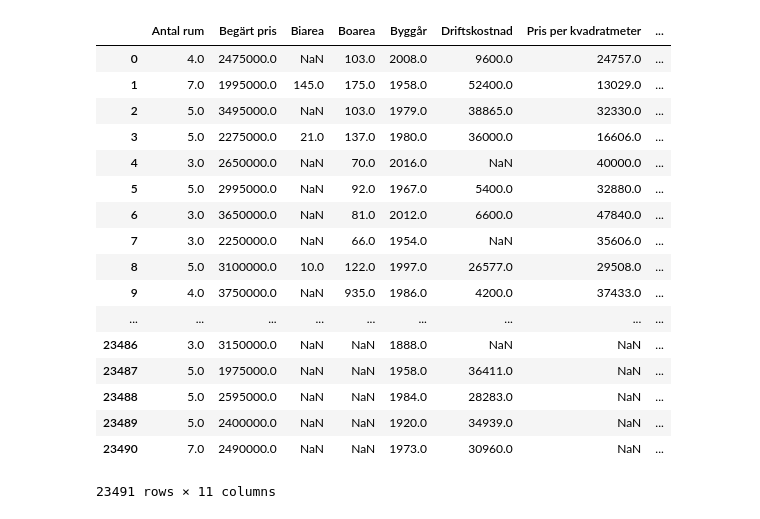
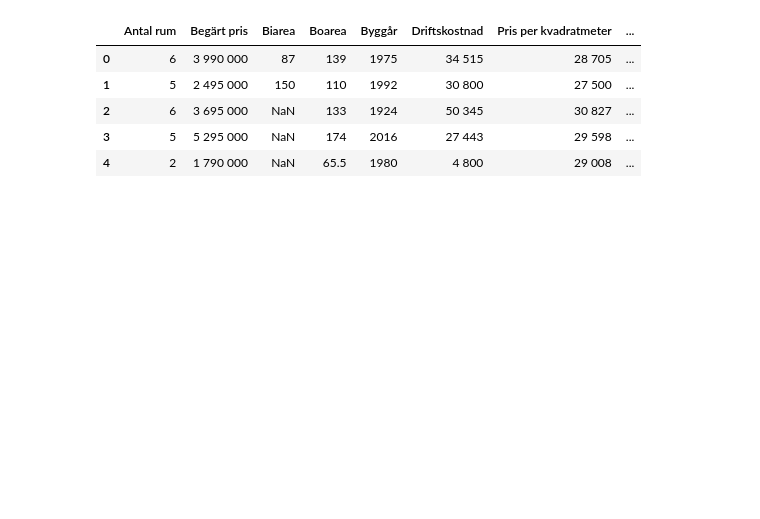
Before and after one commit to martinlarsalbert/hemnet, a Jupyter notebook: 02_cleaning.ipynb, the cells around one changed output. Cells and saved outputs as stored; diff of their text form; code cells hidden in the pictures; blank space fills up the shorter version.

```diff
--- a/02_cleaning.ipynb
+++ b/02_cleaning.ipynb
@@ -8,8 +11,8 @@ import os
 # %%
-file_path = 'house_data.csv'
-
+#file_path = 'house_data.csv'
+file_path = 'tjorn.csv'
 #house_data = pd.read_csv('house_data.csv',index_col = 0)
-house_data_raw = pd.read_csv(file_path,encoding='utf8')
+house_data_raw = pd.read_csv(file_path,encoding='utf8', sep=';')
 # %%
 house_data_raw.describe()
 # %% [output]
@@ -70,25 +67,13 @@ house_data.head()
 # %%
 numeric_columns = ['Antal rum','Begärt pris','Biarea','Boarea','Byggår','Driftskostnad','Pris per kvadratmeter','Prisutveckling','Tomtarea','price','Avgift/månad']
-house_data[numeric_columns]
+house_data[numeric_columns].head()
 # %% [output]
 |  | Antal rum | Begärt pris | Biarea | Boarea | Byggår | Driftskostnad | Pris per kvadratmeter | ... |
-| 0 | 4.0 | 2475000.0 | NaN | 103.0 | 2008.0 | 9600.0 | 24757.0 | ... |
-| 1 | 7.0 | 1995000.0 | 145.0 | 175.0 | 1958.0 | 52400.0 | 13029.0 | ... |
-| 2 | 5.0 | 3495000.0 | NaN | 103.0 | 1979.0 | 38865.0 | 32330.0 | ... |
-| 3 | 5.0 | 2275000.0 | 21.0 | 137.0 | 1980.0 | 36000.0 | 16606.0 | ... |
-| 4 | 3.0 | 2650000.0 | NaN | 70.0 | 2016.0 | NaN | 40000.0 | ... |
-| 5 | 5.0 | 2995000.0 | NaN | 92.0 | 1967.0 | 5400.0 | 32880.0 | ... |
-| 6 | 3.0 | 3650000.0 | NaN | 81.0 | 2012.0 | 6600.0 | 47840.0 | ... |
-| 7 | 3.0 | 2250000.0 | NaN | 66.0 | 1954.0 | NaN | 35606.0 | ... |
-| 8 | 5.0 | 3100000.0 | 10.0 | 122.0 | 1997.0 | 26577.0 | 29508.0 | ... |
-| 9 | 4.0 | 3750000.0 | NaN | 935.0 | 1986.0 | 4200.0 | 37433.0 | ... |
-| ... | ... | ... | ... | ... | ... | ... | ... | ... |
-| 23486 | 3.0 | 3150000.0 | NaN | NaN | 1888.0 | NaN | NaN | ... |
-| 23487 | 5.0 | 1975000.0 | NaN | NaN | 1958.0 | 36411.0 | NaN | ... |
-| 23488 | 5.0 | 2595000.0 | NaN | NaN | 1984.0 | 28283.0 | NaN | ... |
-| 23489 | 5.0 | 2400000.0 | NaN | NaN | 1920.0 | 34939.0 | NaN | ... |
-| 23490 | 7.0 | 2490000.0 | NaN | NaN | 1973.0 | 30960.0 | NaN | ... |
+| 0 | 6 | 3 990 000 | 87 | 139 | 1975 | 34 515 | 28 705 | ... |
+| 1 | 5 | 2 495 000 | 150 | 110 | 1992 | 30 800 | 27 500 | ... |
+| 2 | 6 | 3 695 000 | NaN | 133 | 1924 | 50 345 | 30 827 | ... |
+| 3 | 5 | 5 295 000 | NaN | 174 | 2016 | 27 443 | 29 598 | ... |
+| 4 | 2 | 1 790 000 | NaN | 65.5 | 1980 | 4 800 | 29 008 | ... |
-23491 rows × 11 columns
 # %%
 def remove_whitespace(cell):
 
```
Also changed, not shown: parts of 18 cells of this notebook, 3 other files.
